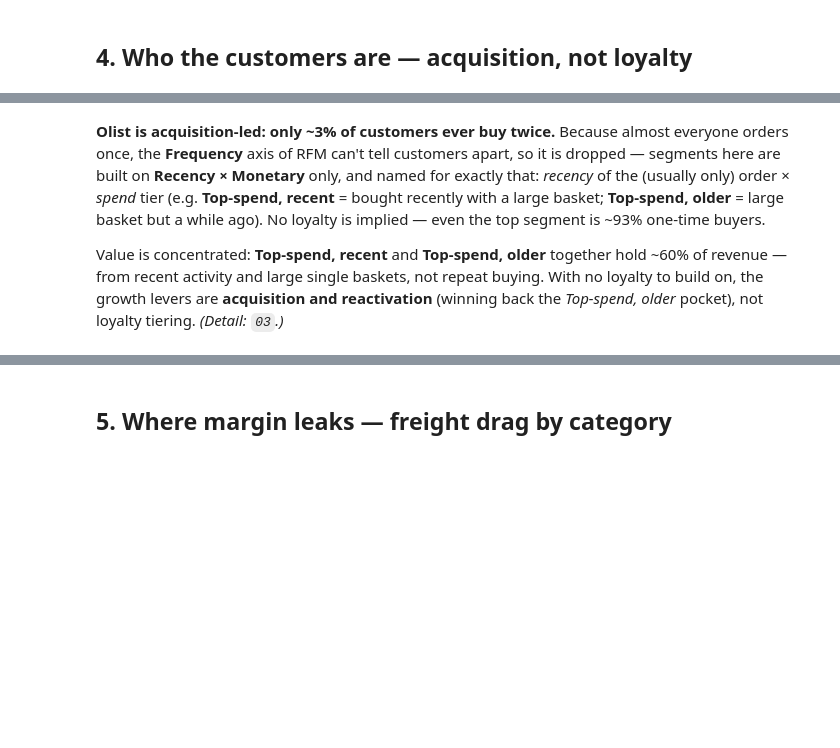
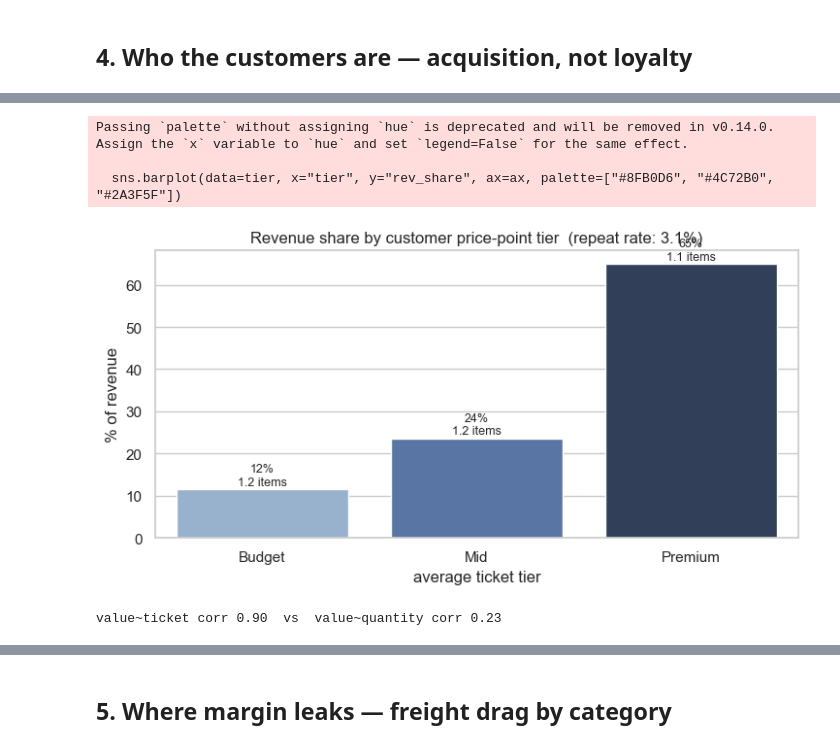
Before and after one commit to Darth0525/retail-platform-analytics, a Jupyter notebook: analysis/00_executive_summary.ipynb, the cells around one changed output, grey strips where cells are left out. Cells and saved outputs as stored; diff of their text form; code cells hidden in the pictures; blank space fills up the shorter version.

```diff
--- a/analysis/00_executive_summary.ipynb
+++ b/analysis/00_executive_summary.ipynb
@@ -194,11 +154,40 @@ Passing `palette` without assigning `hue` is deprecated and will be removed in v
-# %% [markdown]
-**Olist is acquisition-led: only ~3% of customers ever buy twice.** Because almost everyone orders
-once, the **Frequency** axis of RFM can't tell customers apart, so it is dropped — segments here are
-built on **Recency × Monetary** only, and named for exactly that: *recency* of the (usually only) order ×
-*spend* tier (e.g. **Top-spend, recent** = bought recently with a large basket; **Top-spend, older** =
-large basket but a while ago). No loyalty is implied — even the top segment is ~93% one-time buyers.
-
-Value is concentrated: **Top-spend, recent** and **Top-spend, older** together hold ~60% of revenue —
-from recent activity and large single baskets, not repeat buying. With no loyalty to build on, the growth
-levers are **acquisition and reactivation** (winning back the *Top-spend, older* pocket), not loyalty
-tiering. *(Detail: `03`.)*
+# %%
+# Almost all customers buy once, so value isn't about frequency or basket size — it's about the
+# price-point of what they buy. Pull per-customer orders, items, spend, and average ticket.
+cust = q('''
+    select o.customer_id,
+           count(distinct oi.order_id) as n_orders,
+           count(*)                    as n_items,
+           sum(oi.total_item_value)    as total_value,
+           avg(oi.price)               as avg_ticket
+    from dev_marts.fct_order_items oi
+    join dev_marts.fct_orders o on oi.order_id = o.order_id
+    group by 1
+''')
+for c in ["n_orders", "n_items", "total_value", "avg_ticket"]:
+    cust[c] = pd.to_numeric(cust[c], errors="coerce")
+repeat_pct = 100 * (cust["n_orders"] >= 2).mean()             # ~3% ever order twice
+corr_ticket = cust["total_value"].corr(cust["avg_ticket"])   # value tracks ticket...
+corr_qty = cust["total_value"].corr(cust["n_items"])         # ...far more than quantity
+
+# Group customers into equal thirds by average ticket, then look at revenue share per tier.
+cust["tier"] = pd.qcut(cust["avg_ticket"].rank(method="first"), 3, labels=["Budget", "Mid", "Premium"])
+tier = cust.groupby("tier", observed=True).agg(
+    revenue=("total_value", "sum"), avg_items=("n_items", "mean")).reset_index()
+tier["rev_share"] = 100 * tier["revenue"] / tier["revenue"].sum()
+
+fig, ax = plt.subplots(figsize=(7.5, 4))
+sns.barplot(data=tier, x="tier", y="rev_share", ax=ax, palette=["#8FB0D6", "#4C72B0", "#2A3F5F"])
+ax.set_title(f"Revenue share by customer price-point tier  (repeat rate: {repeat_pct:.1f}%)")
+ax.set_xlabel("average ticket tier"); ax.set_ylabel("% of revenue")
+for i, r in tier.iterrows():
+    # avg items annotated too — it stays ~flat across tiers, i.e. value is ticket, not quantity.
+    ax.text(i, r["rev_share"] + 1, f"{r['rev_share']:.0f}%\n{r['avg_items']:.1f} items", ha="center", fontsize=9)
+plt.tight_layout(); plt.show()
+print(f"value~ticket corr {corr_ticket:.2f}  vs  value~quantity corr {corr_qty:.2f}")
+# %% [output]
+Passing `palette` without assigning `hue` is deprecated and will be removed in v0.14.0. Assign the `x` variable to `hue` and set `legend=False` for the same effect.
+
+  sns.barplot(data=tier, x="tier", y="rev_share", ax=ax, palette=["#8FB0D6", "#4C72B0", "#2A3F5F"])
+[figure, added]
+value~ticket corr 0.90  vs  value~quantity corr 0.23
```
Also changed, not shown: parts of 5 cells of this notebook, 3 other files.
